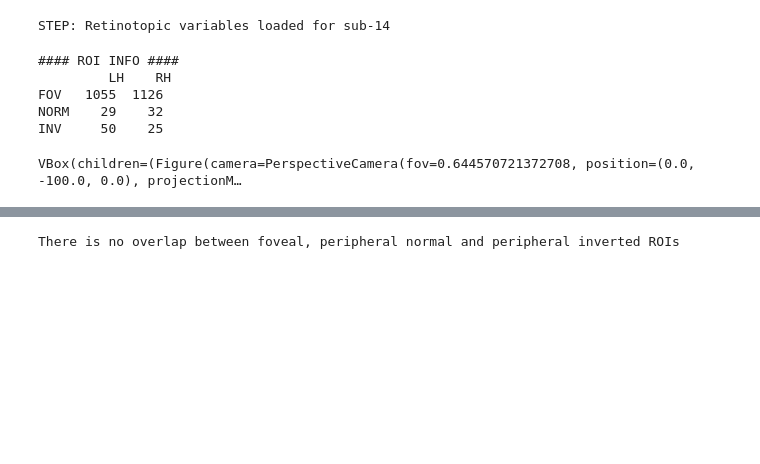
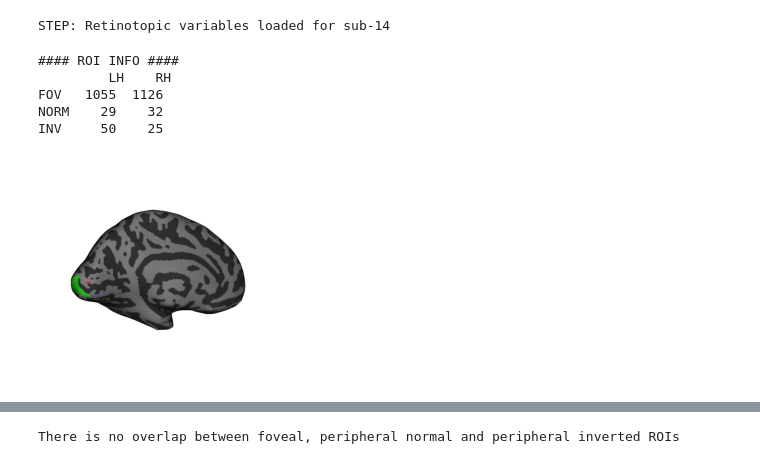
Before and after one commit to costantinoai/interview-scripts, a Jupyter notebook: visualize_retinotopy.ipynb, the cells around one changed output, grey strips where cells are left out. Saved outputs shown, nothing was run; the diff lists cells and outputs as text; code cells hidden in the pictures; blank space fills up the shorter version.

Commit message:
Fixed visualization bug

```diff
--- a/visualize_retinotopy.ipynb
+++ b/visualize_retinotopy.ipynb
@@ -359,14 +354,15 @@ ny.config['freesurfer_subject_paths'] = freesurfer_path
 ## (A SIMILAR BAYESIAN METHOD CAN BE USED TO IMPROVE RETINOTOPIC MAPPING WHEN RETINOTOPIC DATA IS AVAILABE)
 
 # DEFINE SUBJECT AND SESSION FILE (PRECOMPUTED MAPS)
-subject = 'sub-14'
-session = os.path.join(root, 'derivatives', 'masks','pickled', (subject + '.pkl'))
+sub_id = 14
+sub = 'sub-' + str(sub_id).zfill(2)
+session = os.path.join(root, 'derivatives', 'masks','pickled', (sub + '.pkl'))
 
 # IMPORT SUBJECT'S SURFACE FROM FREESURFER AS TEMPLATE
-sub = ny.freesurfer_subject(os.path.join(freesurfer_path, subject))
+subj = ny.freesurfer_subject(os.path.join(freesurfer_path, sub))
 
-template_names = sorted(sub.images)
-template_image = sub.images['brain'] # raw: T1, brain: freesurfer
+template_names = sorted(subj.images)
+template_image = subj.images['brain'] # raw: T1, brain: freesurfer
 template_image = ny.image_clear(template_image)
 
 # IMPORT THE PRECOMPUTED MAPS (OR GENERATE NEW MAPS IF THEY ARE NOT FOUND)
@@ -376,13 +372,13 @@ try:
         data = pickle.load(f)
     lh_visual = {'visual_area': data[0], 'polar_angle': data[1], 'eccentricity': data[2]}
     rh_visual = {'visual_area': data[3], 'polar_angle': data[4], 'eccentricity': data[5]}
-    print(f'STEP: Retinotopic variables loaded for {subject}')
+    print(f'STEP: Retinotopic variables loaded for {sub}')
 
 except:
     # calculate varea, eccen, and angle using the Benson14 Atlas
-    print(f'STEP: No precomputed variables found for {subject}. Generating new retinotopic map')
+    print(f'STEP: No precomputed variables found for {sub}. Generating new retinotopic map')
     (lh_visual, rh_visual) = ny.vision.predict_retinotopy(sub = sub, template = 'benson14', registration = 'fsaverage', sym_angle = False, names = 'properties')
-    print(f'STEP:Retinotopic map generated for {subject}.')
+    print(f'STEP:Retinotopic map generated for {sub}.')
 
 # AND LOAD THEM IN TWO DICTIONARIES FOR EASY ACCESS
 lh_visual = {'visual_area': data[0],
@@ -449,20 +445,24 @@ INV     50    25
 # %%
 ## NOW LET'S VISUALIZE OUR ROIS:
 ## LEFT HEMI: FOVEAL = GREEN, NORMAL = BLUE, INVERTED = RED
 
 # ASSIGN COLOR CODES
 all_rois_lh = (np.array(roi_fov_lh) * 1) + (np.array(roi_per_normal_lh) * 2) + (np.array(roi_per_inverted_lh) * 3)
 
 # AND VISUALIZE ON THE INFLATED SURFACE
-ny.cortex_plot(sub.lh.surfaces['inflated'],
+ny.cortex_plot(subj.lh.surfaces['inflated'],
                color=all_rois_lh,
                mask=(all_rois_lh > 0),
                cmap = 'hsv',
                alpha = 0.7)
 
-ipv.show()
+# ipv.show() # here the interactive plot won't work, so I just load a screenshot
+img = mpimg.imread(r'C:\Users\45027900\Downloads\ipyvolume (5).png')
+imgplot = plt.imshow(img)
+plt.axis('off')
+plt.show()
 # %% [output]
-VBox(children=(Figure(camera=PerspectiveCamera(fov=0.644570721372708, position=(0.0, -100.0, 0.0), projectionM…
+[figure, added]
 # %%
 ## RIGHT HEMI: FOVEAL = GREEN, NORMAL = BLUE, INVERTED = RED
 
```
Also changed, not shown: parts of 4 cells of this notebook.
